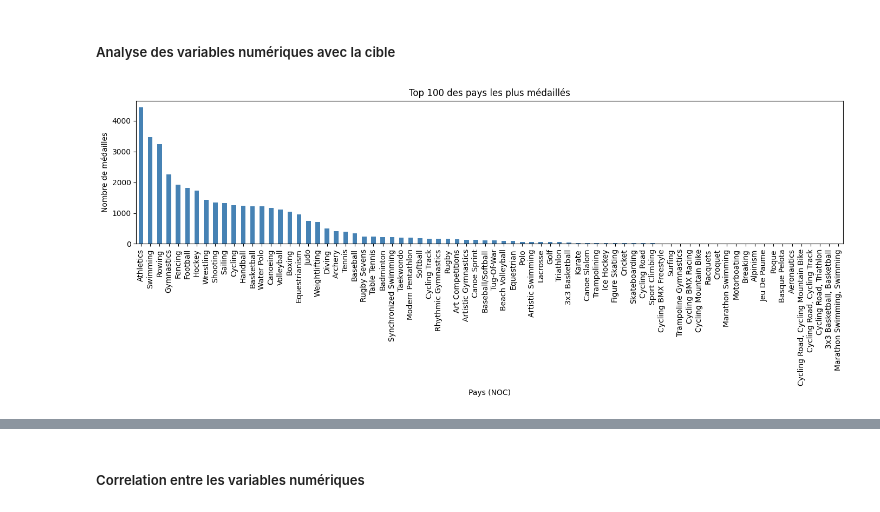
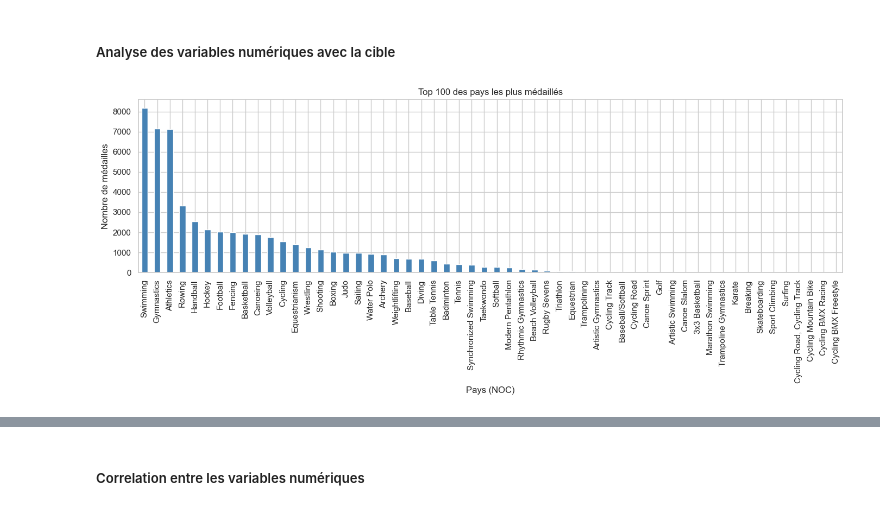
Before and after one commit to Mathmvl/jo-2028-storytelling, a Jupyter notebook: PORJET_FIL_ROUGE_MachineLearning_JO2028.ipynb, the cells around one changed output, grey strips where cells are left out. Cells and saved outputs as stored; diff of their text form; code cells hidden in the pictures.

```diff
--- a/PORJET_FIL_ROUGE_MachineLearning_JO2028.ipynb
+++ b/PORJET_FIL_ROUGE_MachineLearning_JO2028.ipynb
@@ -227,3 +411,15 @@ df["nb_medal_country"] = (
+# %%
+df = df.merge(
+    country_yearly[[
+        "NOC", "Year",
+        "nb_athletes",
+        "nb_medals",
+        "medal_rate",
+        "athlete_medal_ratio"
+    ]],
+    on=["NOC", "Year"],
+    how="left"
+)
 # %% [markdown]
 5. PARTIE HÔTE
 # %%
@@ -315,3 +519,7 @@ df.head()
+# %%
+df = df[df["Age"] < 45]
+# %%
+df = df[df["Year"] > 1960]
 # %%
 df.isna().sum() # vérification des valeurs nulles dans le dataset
 # %% [output]
@@ -607,25 +1019,33 @@ for col in num_cols:
 ### **ANALYSE BIVARIÉE**
 # %% [markdown]
 ##### Analyse des variables numériques avec la cible
+# %%
+df_clean = df[['NOC','Sport', 'Medal', 'host_NOC', 'Year', 'Age', 'Sex_encoded',
+               'Medal_score', 'has_medal', 'particip_athlete', 'nb_team',
+               'medal_score_athlete_total', 'nb_medal_athlete',
+               'evol_medal_athlete', 'particip_pays', 'nb_sport_country',
+               'medal_score_country_total', 'evol_medal_country', 'nb_athletes',
+               'nb_medals', 'medal_rate', 'athlete_medal_ratio', 'is_host_country',
+               'years_since_first', 'recent_athlete']]
 # %%
 # distribution globale des médailles par PAYS avec limitation des 100 premiers pays
 
 medals_by_country = (
-    df.groupby("Sport")["has_medal"]
+    df_clean.groupby("Sport")["has_medal"]
       .sum()
       .sort_values(ascending=False)
       .head(100)
 )
 
 plt.figure(figsize=(14,6))
 medals_by_country.plot(kind="bar", color="steelblue")
 plt.title("Top 100 des pays les plus médaillés")
 plt.xlabel("Pays (NOC)")
 plt.ylabel("Nombre de médailles")
 plt.tight_layout()
 plt.show()
 # %% [output]
-[figure, old version]
+[figure, new version]
 # %%
 # distribution globale des médailles par PAYS avec limitation des 100 premiers pays
 
```
Also changed, not shown: parts of 73 cells of this notebook.
